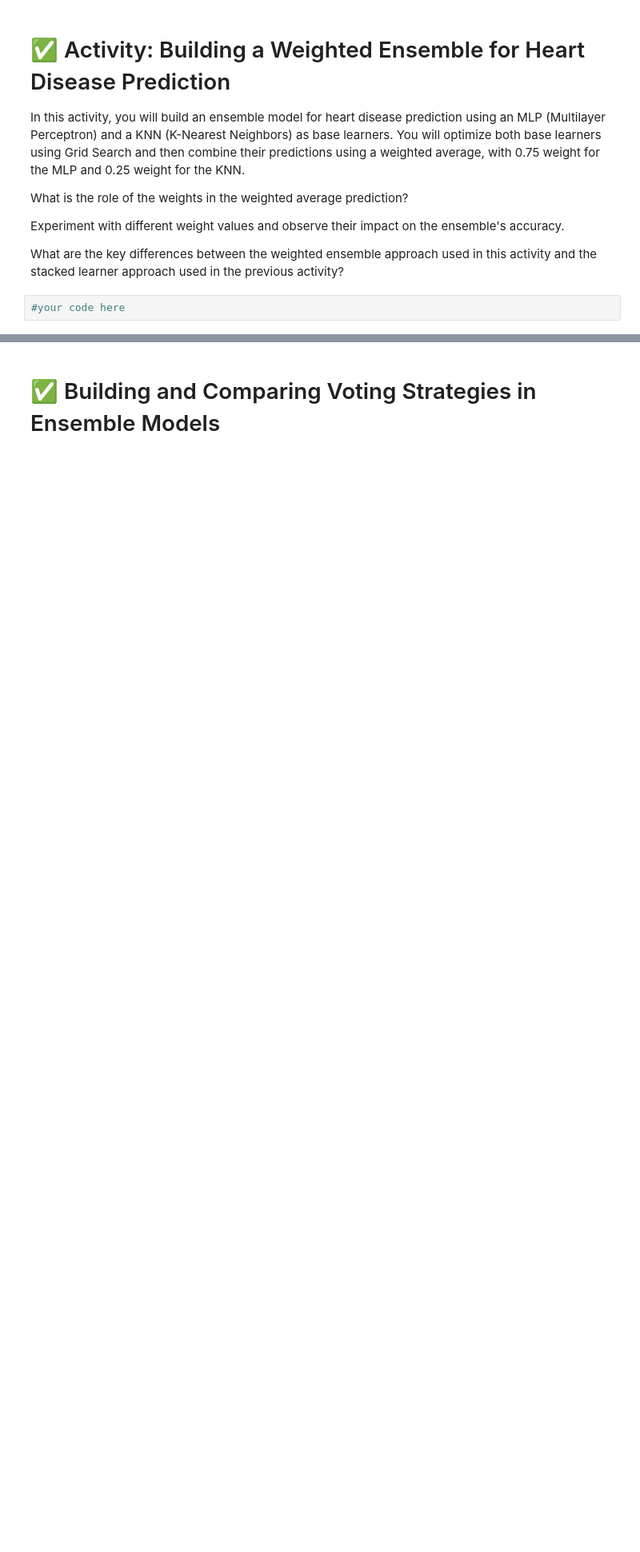
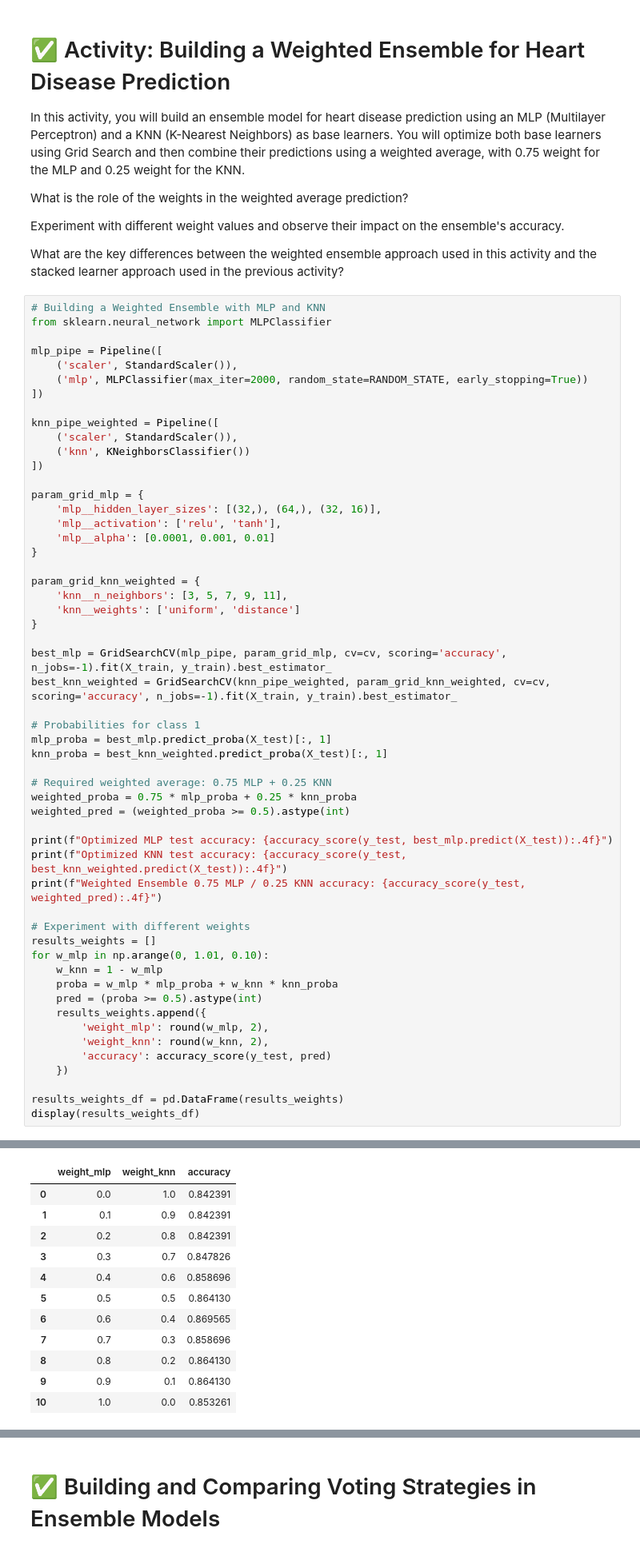
Before and after one commit to GadielStanislaw/Machine-Learning-Labs, a Jupyter notebook: Lab03DecisionTrees/Decision_Trees,_Random_Forest,_Stacked_Ensembles,_XGBoost,_AutoGluon_v3.ipynb, the cells around one changed output, grey strips where cells are left out. Shown at 80% size. Cells and saved outputs as stored; diff of their text form; blank space fills up the shorter version.

```diff
--- a/Lab03DecisionTrees/Decision_Trees,_Random_Forest,_Stacked_Ensembles,_XGBoost,_AutoGluon_v3.ipynb
+++ b/Lab03DecisionTrees/Decision_Trees,_Random_Forest,_Stacked_Ensembles,_XGBoost,_AutoGluon_v3.ipynb
@@ -556,4 +654,57 @@ Experiment with different weight values and observe their impact on the ensemble
 
 What are the key differences between the weighted ensemble approach used in this activity and the stacked learner approach used in the previous activity?
 # %%
-#your code here
+# Building a Weighted Ensemble with MLP and KNN
+from sklearn.neural_network import MLPClassifier
+
+mlp_pipe = Pipeline([
+    ('scaler', StandardScaler()),
+    ('mlp', MLPClassifier(max_iter=2000, random_state=RANDOM_STATE, early_stopping=True))
+])
+
+knn_pipe_weighted = Pipeline([
+    ('scaler', StandardScaler()),
+    ('knn', KNeighborsClassifier())
+])
+
+param_grid_mlp = {
+    'mlp__hidden_layer_sizes': [(32,), (64,), (32, 16)],
+    'mlp__activation': ['relu', 'tanh'],
+    'mlp__alpha': [0.0001, 0.001, 0.01]
+}
+
+param_grid_knn_weighted = {
+    'knn__n_neighbors': [3, 5, 7, 9, 11],
+    'knn__weights': ['uniform', 'distance']
+}
+
+best_mlp = GridSearchCV(mlp_pipe, param_grid_mlp, cv=cv, scoring='accuracy', n_jobs=-1).fit(X_train, y_train).best_estimator_
+best_knn_weighted = GridSearchCV(knn_pipe_weighted, param_grid_knn_weighted, cv=cv, scoring='accuracy', n_jobs=-1).fit(X_train, y_train).best_estimator_
+
+# Probabilities for class 1
+mlp_proba = best_mlp.predict_proba(X_test)[:, 1]
+knn_proba = best_knn_weighted.predict_proba(X_test)[:, 1]
+
+# Required weighted average: 0.75 MLP + 0.25 KNN
+weighted_proba = 0.75 * mlp_proba + 0.25 * knn_proba
+weighted_pred = (weighted_proba >= 0.5).astype(int)
+
+print(f"Optimized MLP test accuracy: {accuracy_score(y_test, best_mlp.predict(X_test)):.4f}")
+print(f"Optimized KNN test accuracy: {accuracy_score(y_test, best_knn_weighted.predict(X_test)):.4f}")
+print(f"Weighted Ensemble 0.75 MLP / 0.25 KNN accuracy: {accuracy_score(y_test, weighted_pred):.4f}")
+
+# Experiment with different weights
+results_weights = []
+for w_mlp in np.arange(0, 1.01, 0.10):
+    w_knn = 1 - w_mlp
+    proba = w_mlp * mlp_proba + w_knn * knn_proba
+    pred = (proba >= 0.5).astype(int)
+    results_weights.append({
+        'weight_mlp': round(w_mlp, 2),
+        'weight_knn': round(w_knn, 2),
+        'accuracy': accuracy_score(y_test, pred)
+    })
+
+results_weights_df = pd.DataFrame(results_weights)
+display(results_weights_df)
+# %% [output]
@@ -559,0 +714,12 @@ What are the key differences between the weighted ensemble approach used in this
+|  | weight_mlp | weight_knn | accuracy |
+| 0 | 0.0 | 1.0 | 0.842391 |
+| 1 | 0.1 | 0.9 | 0.842391 |
+| 2 | 0.2 | 0.8 | 0.842391 |
+| 3 | 0.3 | 0.7 | 0.847826 |
+| 4 | 0.4 | 0.6 | 0.858696 |
+| 5 | 0.5 | 0.5 | 0.864130 |
+| 6 | 0.6 | 0.4 | 0.869565 |
+| 7 | 0.7 | 0.3 | 0.858696 |
+| 8 | 0.8 | 0.2 | 0.864130 |
+| 9 | 0.9 | 0.1 | 0.864130 |
+| 10 | 1.0 | 0.0 | 0.853261 |
```
Also changed, not shown: parts of 9 cells of this notebook, 25 other files.
